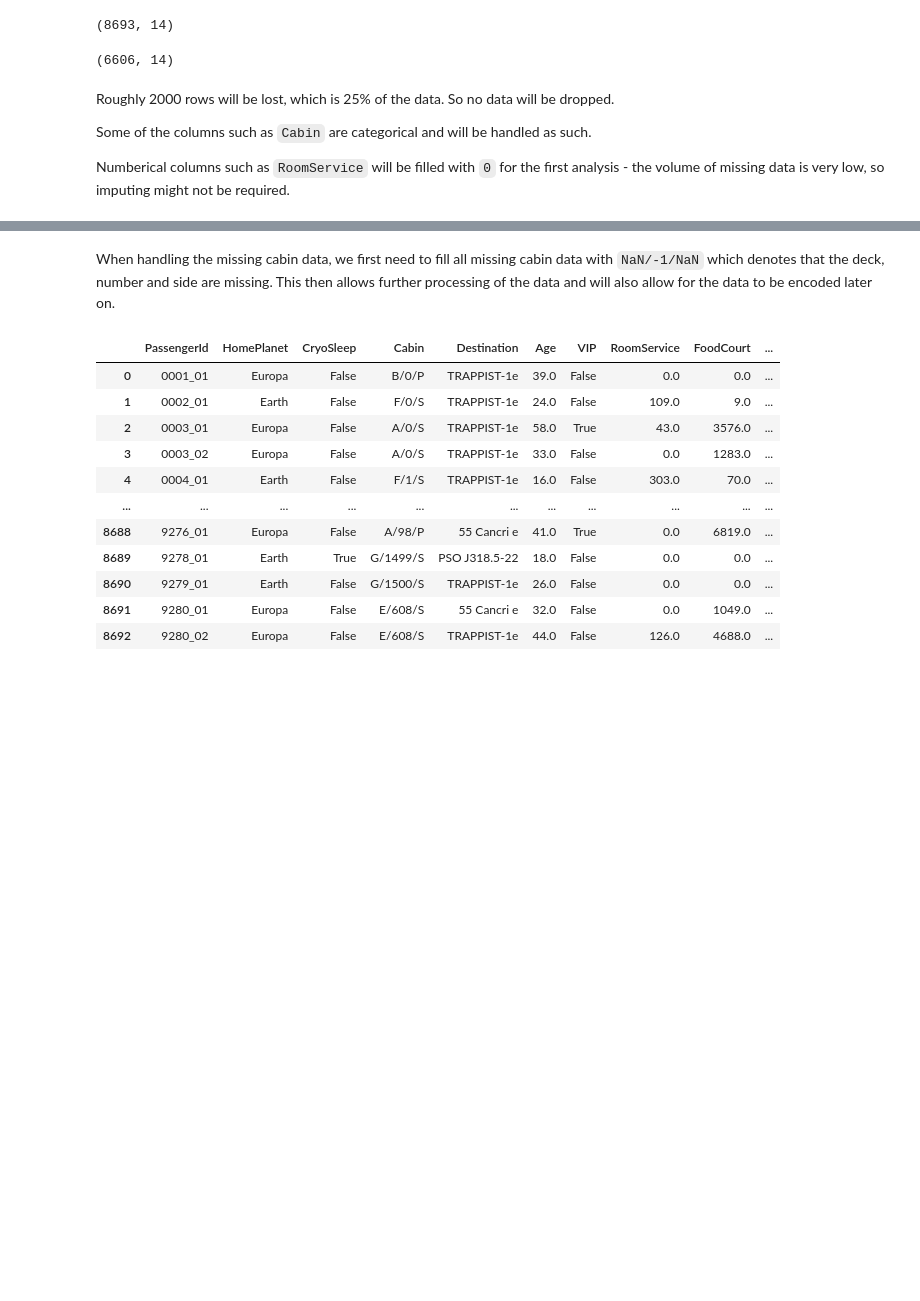
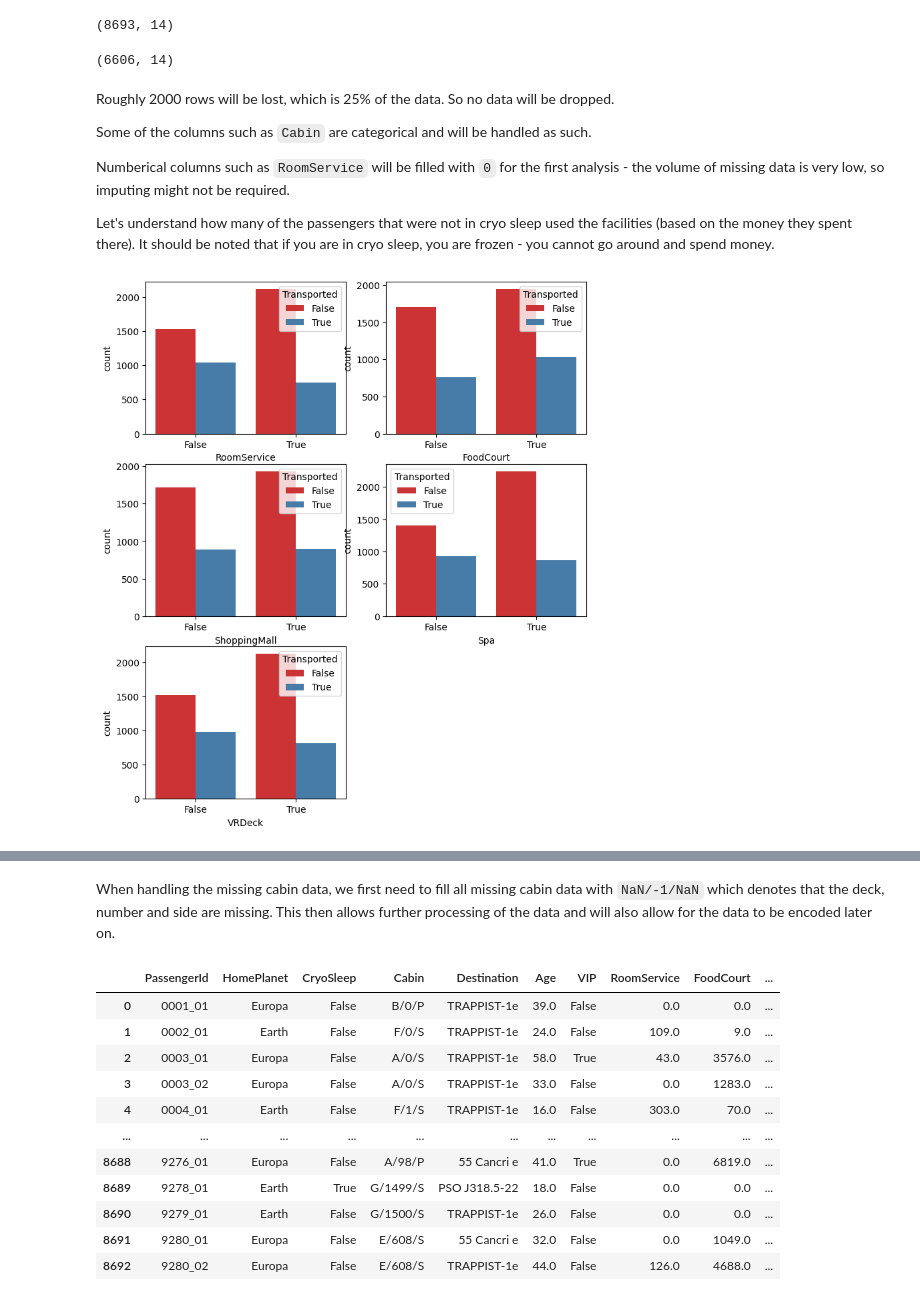
Before and after one commit to miroslavlabs/ml-projects, a Jupyter notebook: Kaggle/Titanic Spaceship/titanic-spaceship.ipynb, the cells around one changed output, grey strips where cells are left out. Cells and saved outputs as stored; diff of their text form; code cells hidden in the pictures; blank space fills up the shorter version.

```diff
--- a/Kaggle/Titanic Spaceship/titanic-spaceship.ipynb
+++ b/Kaggle/Titanic Spaceship/titanic-spaceship.ipynb
@@ -75,3 +75,25 @@ Roughly 2000 rows will be lost, which is 25% of the data. So no data will be dro
 Some of the columns such as `Cabin` are categorical and will be handled as such.
 
 Numberical columns such as `RoomService` will be filled with `0` for the first analysis - the volume of missing data is very low, so imputing might not be required.
+
+Let's understand how many of the passengers that were not in cryo sleep used the facilities (based on the money they spent there). It should be noted that if you are in cryo sleep, you are frozen - you cannot go around and spend money.
+# %%
+facilities_columns = ['RoomService', 'FoodCourt', 'ShoppingMall', 'Spa', 'VRDeck']
+
+df_3 = df.loc[df['CryoSleep'] == False]
+
+column_serieses = {}
+for c in facilities_columns:
+    column_serieses[c] = df_3[c] > 0
+
+column_serieses['Transported'] = df_3['Transported']
+
+facilities_df = pd.DataFrame(column_serieses)
+
+fig = plt.figure(figsize=(6, 4))
+for i, c in enumerate(facilities_columns):
+    ax = fig.add_subplot(len(facilities_columns), 2, i + 1)
+    plt.subplots_adjust(bottom=-2.5, right=0.8, top=0.8, left=-0.3)
+    sns.countplot(facilities_df, x=c, hue='Transported', ax=ax)
+# %% [output]
+[figure, added]
```
Also changed, not shown: parts of 19 cells of this notebook.
